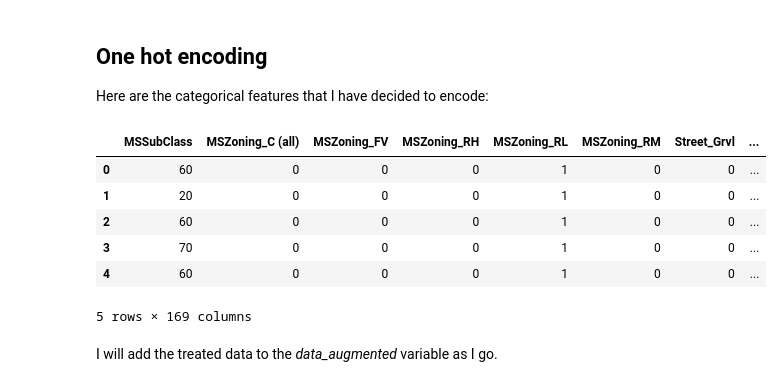
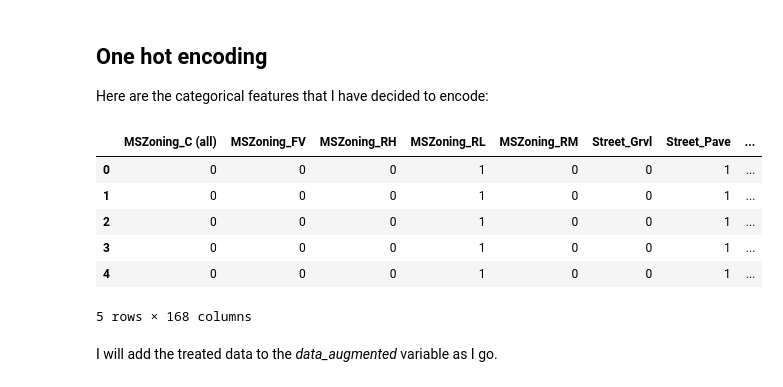
Before and after one commit to mjstern/ga-customer-revenue-prediction, a Jupyter notebook: notebooks/Linear-Regression.ipynb, the cells around one changed output. Drawn from its saved outputs; the diff is of its cells as text; code cells hidden in the pictures.

```diff
--- a/notebooks/Linear-Regression.ipynb
+++ b/notebooks/Linear-Regression.ipynb
@@ -24,41 +24,40 @@ OK, so there are $m = 1460$ training examples and $n = 80$ features (ignoring 'I
 Here are the categorical features that I have decided to encode:
 # %%
 ohe_categories = [
-    'MSSubClass',
     'MSZoning',
     'Street',
     'Alley',
     'LotShape',
     'LandContour',
     'LotConfig',
     'Neighborhood',
     'Condition1',
     'Condition2',
     'BldgType',
     'HouseStyle',
     'RoofStyle',
     'RoofMatl',
     'Exterior1st',
     'Exterior2nd',
     'MasVnrType',
     'Foundation',
     'Heating',
     'Electrical',
     'GarageType',
     'MiscFeature',
     'SaleType',
     'SaleCondition'
 ]
 data_augmented_1 = pd.get_dummies(data[ohe_categories])
 data_augmented_1.head()
 # %% [output]
-|  | MSSubClass | MSZoning_C (all) | MSZoning_FV | MSZoning_RH | MSZoning_RL | MSZoning_RM | Street_Grvl | ... |
-| 0 | 60 | 0 | 0 | 0 | 1 | 0 | 0 | ... |
-| 1 | 20 | 0 | 0 | 0 | 1 | 0 | 0 | ... |
-| 2 | 60 | 0 | 0 | 0 | 1 | 0 | 0 | ... |
-| 3 | 70 | 0 | 0 | 0 | 1 | 0 | 0 | ... |
-| 4 | 60 | 0 | 0 | 0 | 1 | 0 | 0 | ... |
+|  | MSZoning_C (all) | MSZoning_FV | MSZoning_RH | MSZoning_RL | MSZoning_RM | Street_Grvl | Street_Pave | ... |
+| 0 | 0 | 0 | 0 | 1 | 0 | 0 | 1 | ... |
+| 1 | 0 | 0 | 0 | 1 | 0 | 0 | 1 | ... |
+| 2 | 0 | 0 | 0 | 1 | 0 | 0 | 1 | ... |
+| 3 | 0 | 0 | 0 | 1 | 0 | 0 | 1 | ... |
+| 4 | 0 | 0 | 0 | 1 | 0 | 0 | 1 | ... |
-5 rows × 169 columns
+5 rows × 168 columns
 # %% [markdown]
 I will add the treated data to the *data_augmented* variable as I go.
 # %% [markdown]
```
Also changed, not shown: parts of 8 cells of this notebook.
